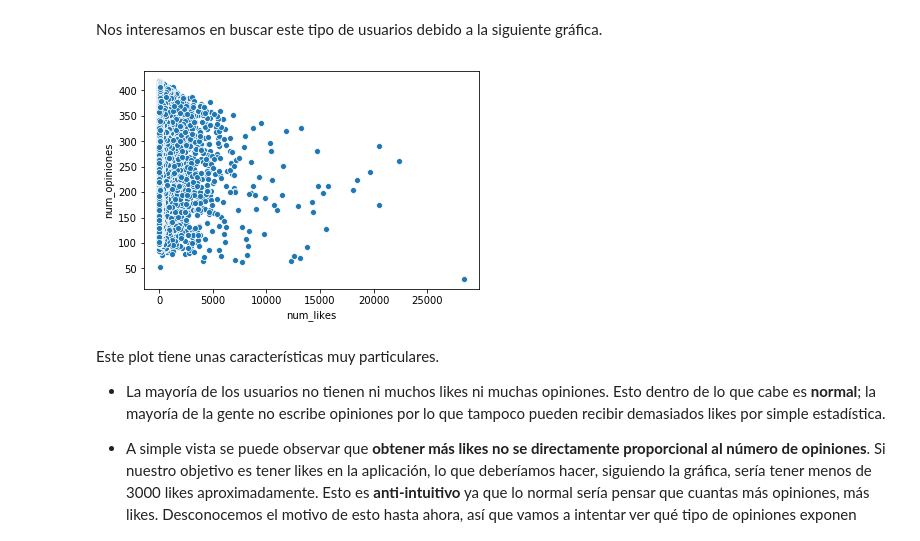
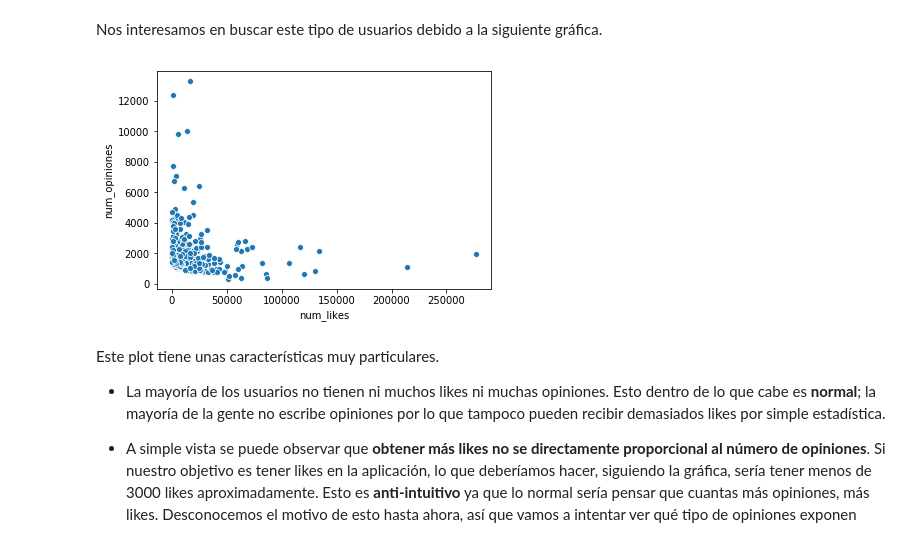
Before and after one commit to jcorrochanoj/DesafioFinalAD, a Jupyter notebook: Analisis_USERS.ipynb, the cells around one changed output. Drawn from its saved outputs; the diff is of its cells as text; code cells hidden in the pictures.

```diff
--- a/Analisis_USERS.ipynb
+++ b/Analisis_USERS.ipynb
@@ -722,0 +731,3 @@ A simple vista, parece que los clusters no han tenido demasiado efecto. Sin emba
+# %%
+# Eliminamos a Mike porque es inútil y nos molesta.
+df_users_limpio = df_users_limpio.drop(822302, axis=0)
@@ -727,9 +774,9 @@ Nos interesamos en buscar este tipo de usuarios debido a la siguiente gráfica.
 # %%
 import seaborn as sns
 import matplotlib.pyplot as plt
-ax = sns.scatterplot(x = "num_likes", y = "num_opiniones", data = df_users_limpio[df_users_limpio['categoria'] == 1])
+ax = sns.scatterplot(x = "num_likes", y = "num_opiniones", data = df_users_limpio[df_users_limpio['categoria'] == 3])
 # %% [output]
-[figure, old version]
+[figure, new version]
 # %% [markdown]
 Este plot tiene unas características muy particulares.
 
```
Also changed, not shown: parts of 15 cells of this notebook.
